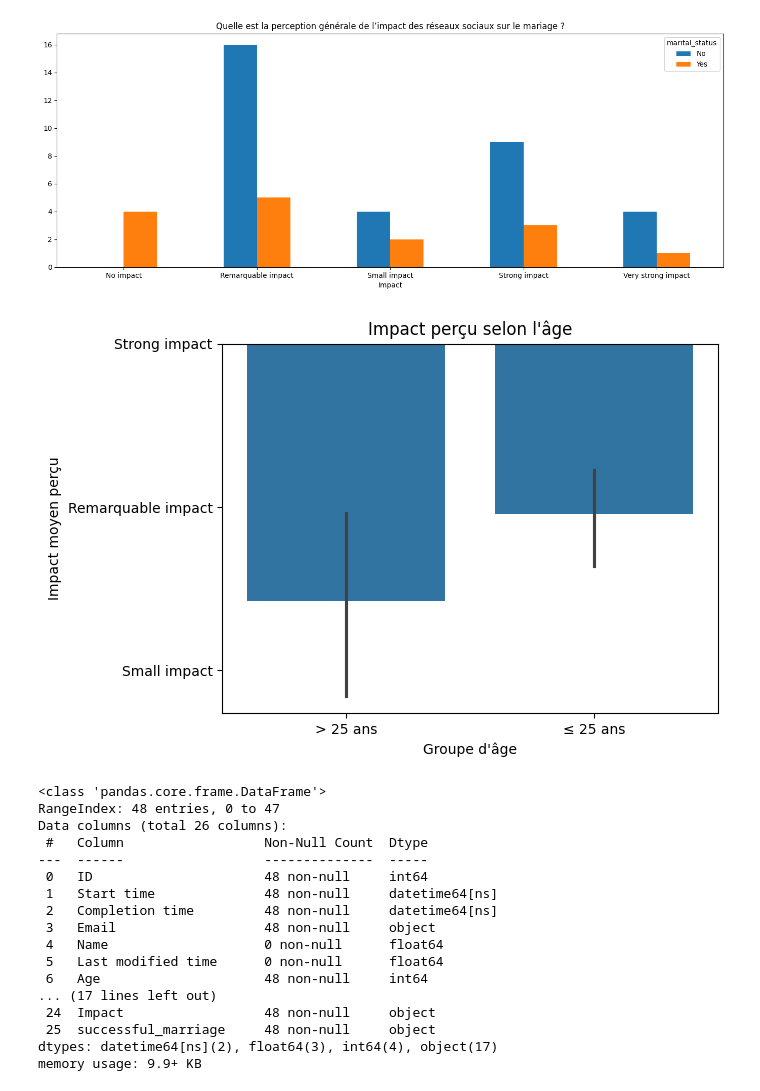
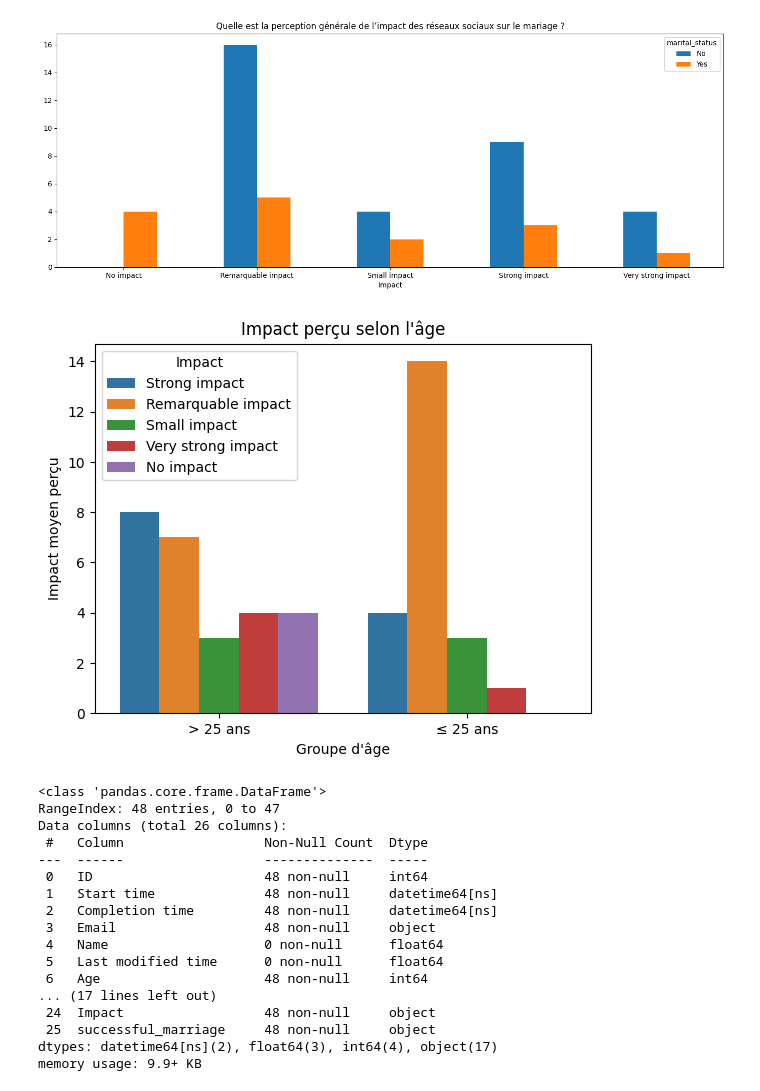
Before and after one commit to Azizbennacer/Survey-analysis, a Jupyter notebook: notebooks/analysis.ipynb, the cells around one changed output. Saved outputs shown, nothing was run; the diff lists cells and outputs as text; code cells hidden in the pictures.

```diff
--- a/notebooks/analysis.ipynb
+++ b/notebooks/analysis.ipynb
@@ -278,26 +278,26 @@ plt.title("Quelle est la perception générale de l’impact des réseaux sociau
 # %% [output]
 Text(0.5, 1.0, 'Quelle est la perception générale de l’impact des réseaux sociaux sur le mariage ?')
 [figure]
-# %%
-import pandas as pd
-import seaborn as sns
-import matplotlib.pyplot as plt
-
-# Créer une variable groupe d'âge
-df["age_group"] = df["Age"].apply(
-    lambda x: "≤ 25 ans" if x <= 25 else "> 25 ans"
-)
-
-# Visualisation : impact moyen par groupe d'âge
-sns.barplot(
-    data=df,
-    x="age_group",
-    y="Impact"
-)
-
-plt.title("Impact perçu selon l'âge")
-plt.xlabel("Groupe d'âge")
-plt.ylabel("Impact moyen perçu")
-plt.show()
-# %% [output]
-[figure, removed]
+# %%
+import pandas as pd
+import seaborn as sns
+import matplotlib.pyplot as plt
+
+# Créer une variable groupe d'âge
+df["age_group"] = df["Age"].apply(
+    lambda x: "≤ 25 ans" if x <= 25 else "> 25 ans"
+)
+
+# Visualisation : impact moyen par groupe d'âge
+sns.countplot(
+    data=df,
+    x="age_group",
+    hue="Impact"
+)
+
+plt.title("Impact perçu selon l'âge")
+plt.xlabel("Groupe d'âge")
+plt.ylabel("Impact moyen perçu")
+plt.show()
+# %% [output]
+[figure, added]
```
Also changed, not shown: parts of 1 cell of this notebook.
